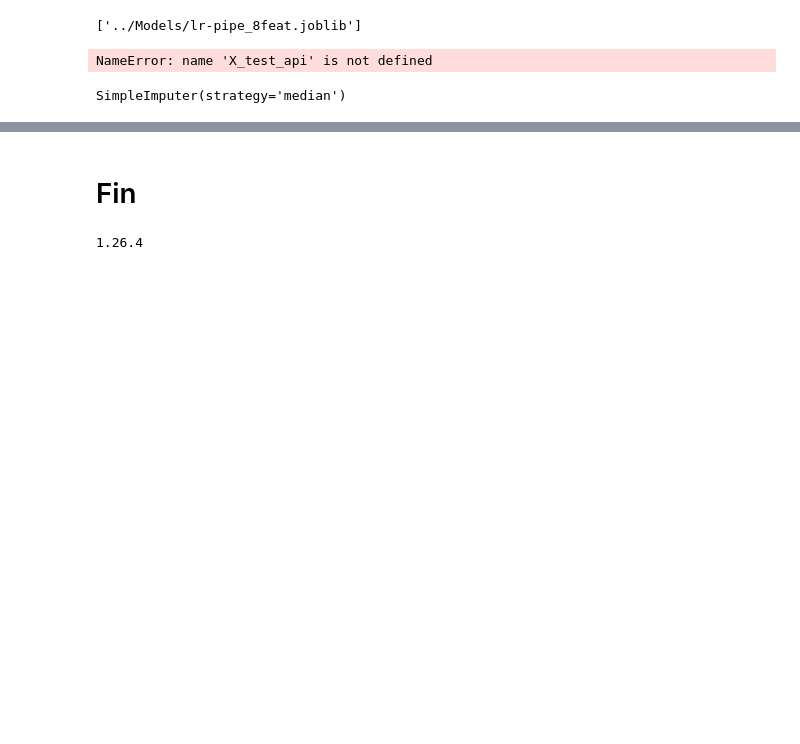
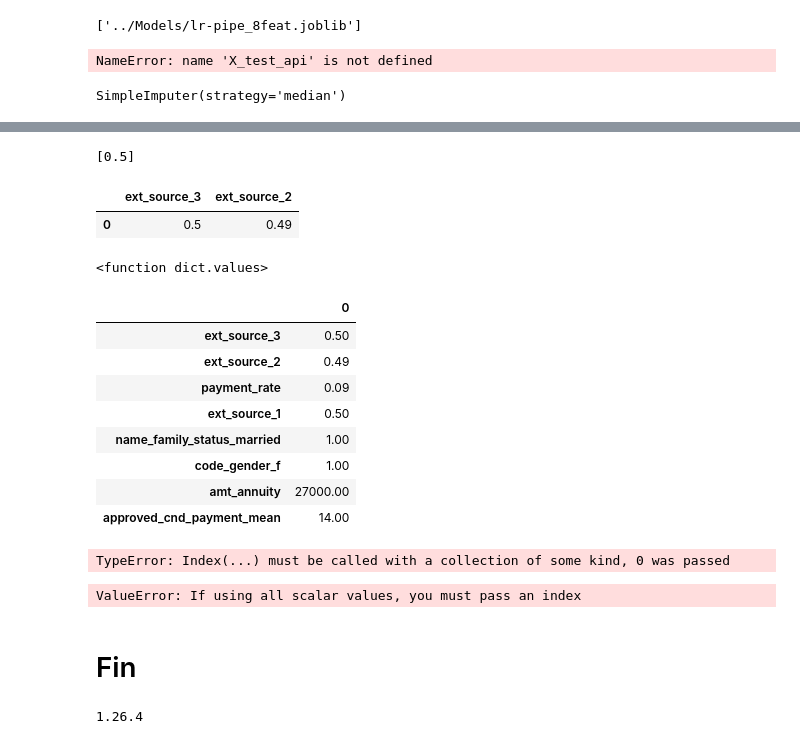
Before and after one commit to jjeerroommee/OC-DataScientist-P7, a Jupyter notebook: project/scripts/notebook_modelisation_042024.ipynb, the cells around one changed output, grey strips where cells are left out. Drawn from its saved outputs; the diff is of its cells as text; code cells hidden in the pictures; blank space fills up the shorter version.

```diff
--- a/project/scripts/notebook_modelisation_042024.ipynb
+++ b/project/scripts/notebook_modelisation_042024.ipynb
@@ -1637,0 +1653,2 @@ SimpleImputer(strategy='median')
+# %%
+j={'ext_source_3': 0.5, 'ext_source_2': 0.49, 'payment_rate': 0.09, 'ext_source_1': 0.5, 'name_family_status_married': 1, 'code_gender_f': 1, 'amt_annuity': 27000, 'approved_cnd_payment_mean': 14}
@@ -1638,3 +1657,36 @@ SimpleImputer(strategy='median')
+# %%
+[0.5 ]
+# %% [output]
+[0.5]
+# %%
+pd.DataFrame(k)
+# %% [output]
+|  | ext_source_3 | ext_source_2 |
+| 0 | 0.5 | 0.49 |
+# %%
+j.values
+# %% [output]
+<function dict.values>
+# %%
+pd.DataFrame(j.values(), index = j.keys())
+# %% [output]
+|  | 0 |
+| ext_source_3 | 0.50 |
+| ext_source_2 | 0.49 |
+| payment_rate | 0.09 |
+| ext_source_1 | 0.50 |
+| name_family_status_married | 1.00 |
+| code_gender_f | 1.00 |
+| amt_annuity | 27000.00 |
+| approved_cnd_payment_mean | 14.00 |
+# %%
+pd.DataFrame(j, index = 0)
+# %% [output]
+TypeError: Index(...) must be called with a collection of some kind, 0 was passed
+# %%
+pd.DataFrame({'ext_source_3': 0.5, 'ext_source_2': 0.49, 'payment_rate': 0.09, 'ext_source_1': 0.5, 'name_family_status_married': 1, 'code_gender_f': 1, 'amt_annuity': 27000, 'approved_cnd_payment_mean': 14})
+# %% [output]
+ValueError: If using all scalar values, you must pass an index
 # %% [markdown]
 # Fin
 # %%
```
Also changed, not shown: parts of 5 cells of this notebook, 3 other files.
